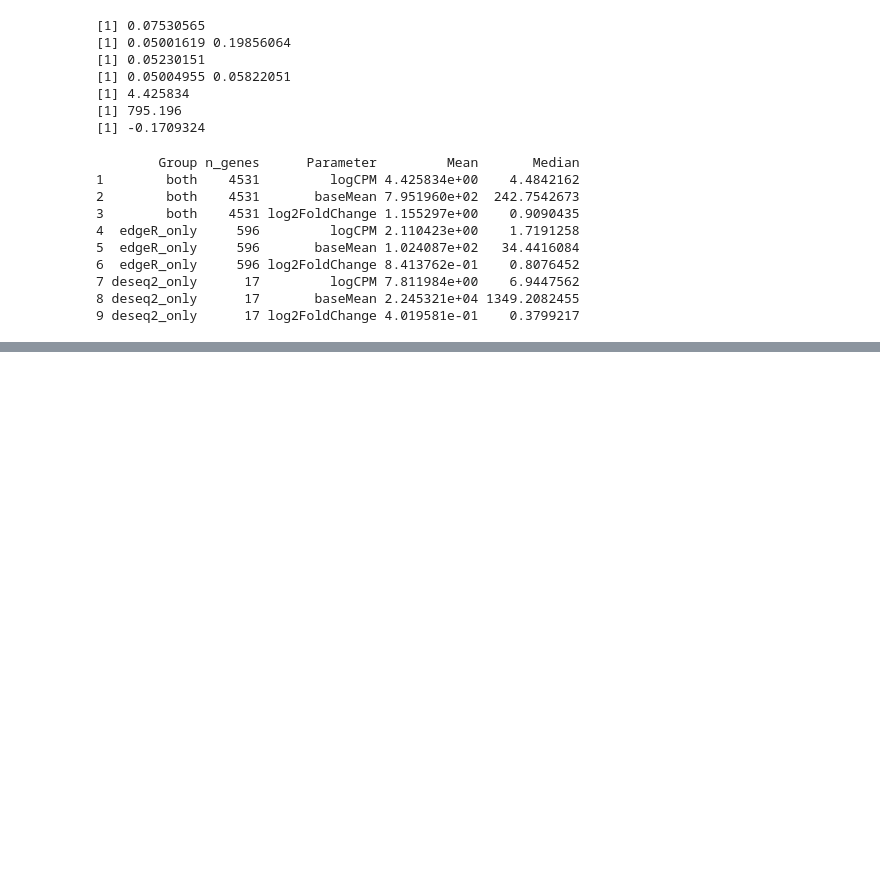
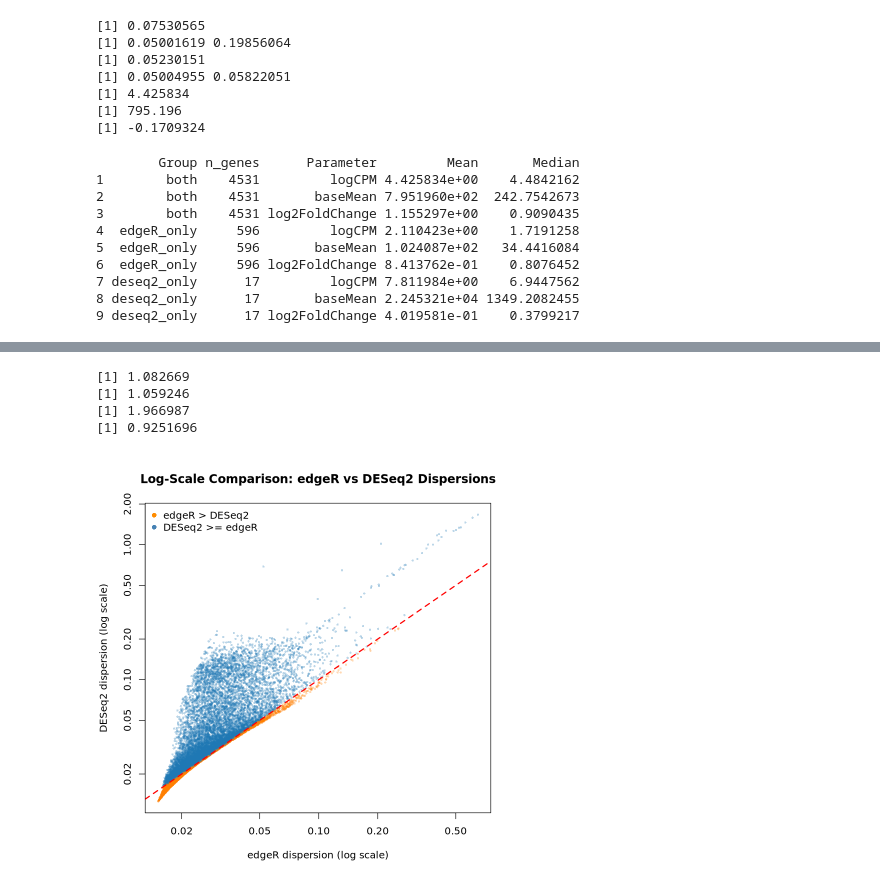
Before and after one commit to ankushgoyalengineer/rnaseq-apoe-organoids, a Jupyter notebook: notebooks/03_deseq2.ipynb, the cells around one changed output, grey strips where cells are left out. Cells and saved outputs as stored; diff of their text form; code cells hidden in the pictures; blank space fills up the shorter version.

Commit message:
Compare edgeR and DESeq2 dispersion estimates, explain disagreement in low-count genes

```diff
--- a/notebooks/03_deseq2.ipynb
+++ b/notebooks/03_deseq2.ipynb
@@ -255,0 +316,58 @@ stopifnot(results_table$n_genes[results_table$Group == "deseq2_only"][1] == 17)
+# %%
+#Finding median ratio for all genes, overlapping genes, edgeR and DESeq2 genes only
+
+median_ratio_all <- median(merged_dispersion_df$Ratio, na.rm=TRUE)
+filtered_overlap_df <- merged_dispersion_df[merged_dispersion_df$gene_id %in% overlapping_genes, ]
+filtered_edgeR_df   <- merged_dispersion_df[merged_dispersion_df$gene_id %in% edgeR_genes_only, ]
+filtered_deseq2_df  <- merged_dispersion_df[merged_dispersion_df$gene_id %in% deseq2_genes_only, ]
+
+stopifnot(nrow(filtered_overlap_df) == 4531)
+stopifnot(nrow(filtered_edgeR_df)   == 596)
+stopifnot(nrow(filtered_deseq2_df)  == 17)
+
+print(median_ratio_all)
+print(median_ratio_overlapping)
+print(median_ratio_edgeR)
+print(median_ratio_deseq2)
+# %% [output]
+[1] 1.082669
+[1] 1.059246
+[1] 1.966987
+[1] 0.9251696
+# %%
+draw_logscale_comparison <- function() {
+  par(bg = "white")
+
+  # Orange where edgeR > DESeq2, blue where DESeq2 >= edgeR
+  pt_colors <- ifelse(
+    merged_dispersion_df$dispersions_edger > merged_dispersion_df$dispersions_deseq,
+    rgb(1.0, 0.5, 0.0, alpha = 0.3),   # Orange
+    rgb(0.12, 0.47, 0.71, alpha = 0.3) # Blue
+  )
+
+  plot(
+    merged_dispersion_df$dispersions_edger,
+    merged_dispersion_df$dispersions_deseq,
+    log = "xy",
+    pch = 16,
+    cex = 0.5,
+    col = pt_colors,
+    xlab = "edgeR dispersion (log scale)",
+    ylab = "DESeq2 dispersion (log scale)",
+    main = "Log-Scale Comparison: edgeR vs DESeq2 Dispersions"
+  )
+
+  abline(a = 0, b = 1, col = "red", lwd = 2, lty = 2)
+
+  legend(
+    "topleft",
+    legend = c("edgeR > DESeq2", "DESeq2 >= edgeR"),
+    col = c("darkorange", "steelblue"),
+    pch = 16,
+    bty = "n"
+  )
+}
+
+draw_logscale_comparison()
+# %% [output]
+[figure, added]
```
Also changed, not shown: parts of 5 cells of this notebook.
